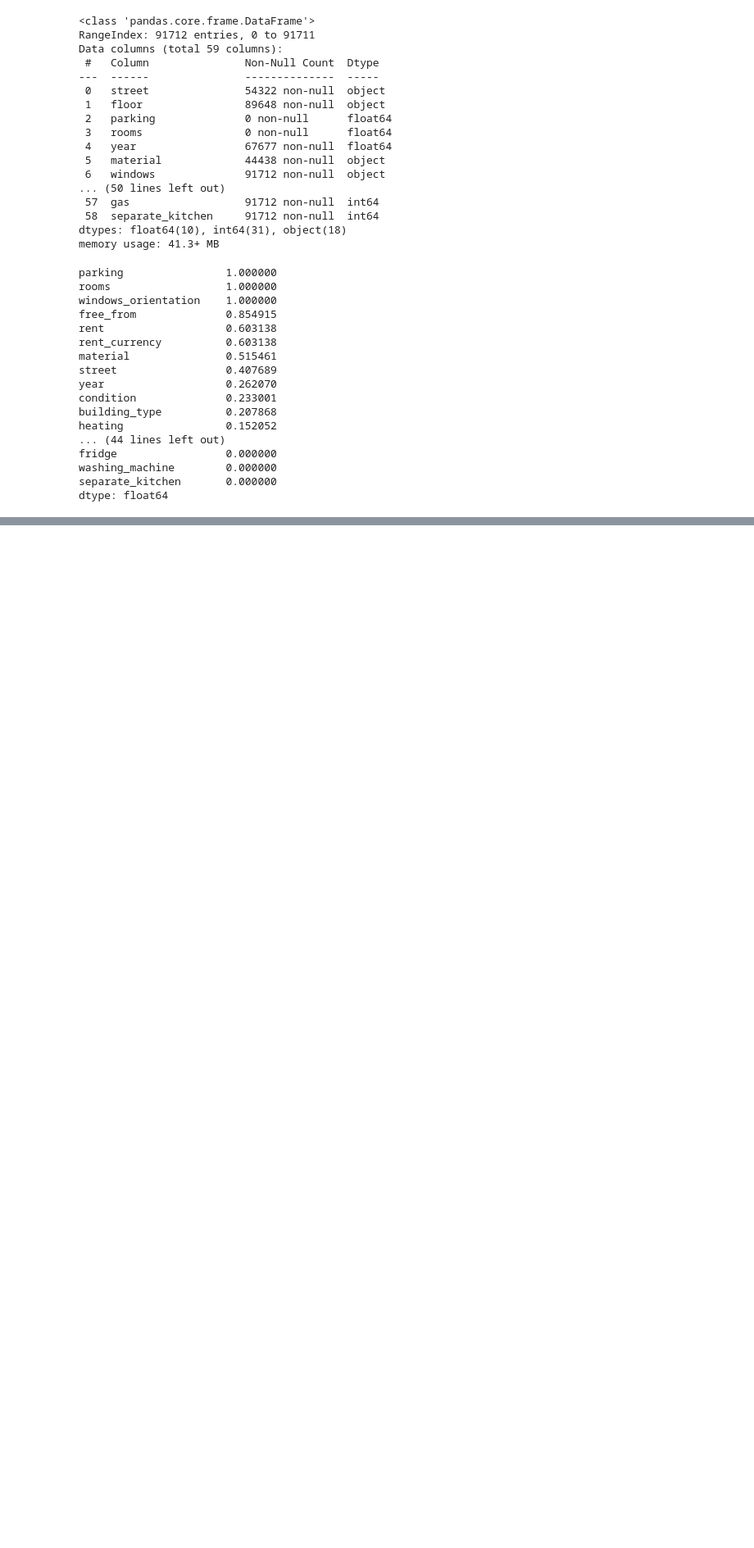
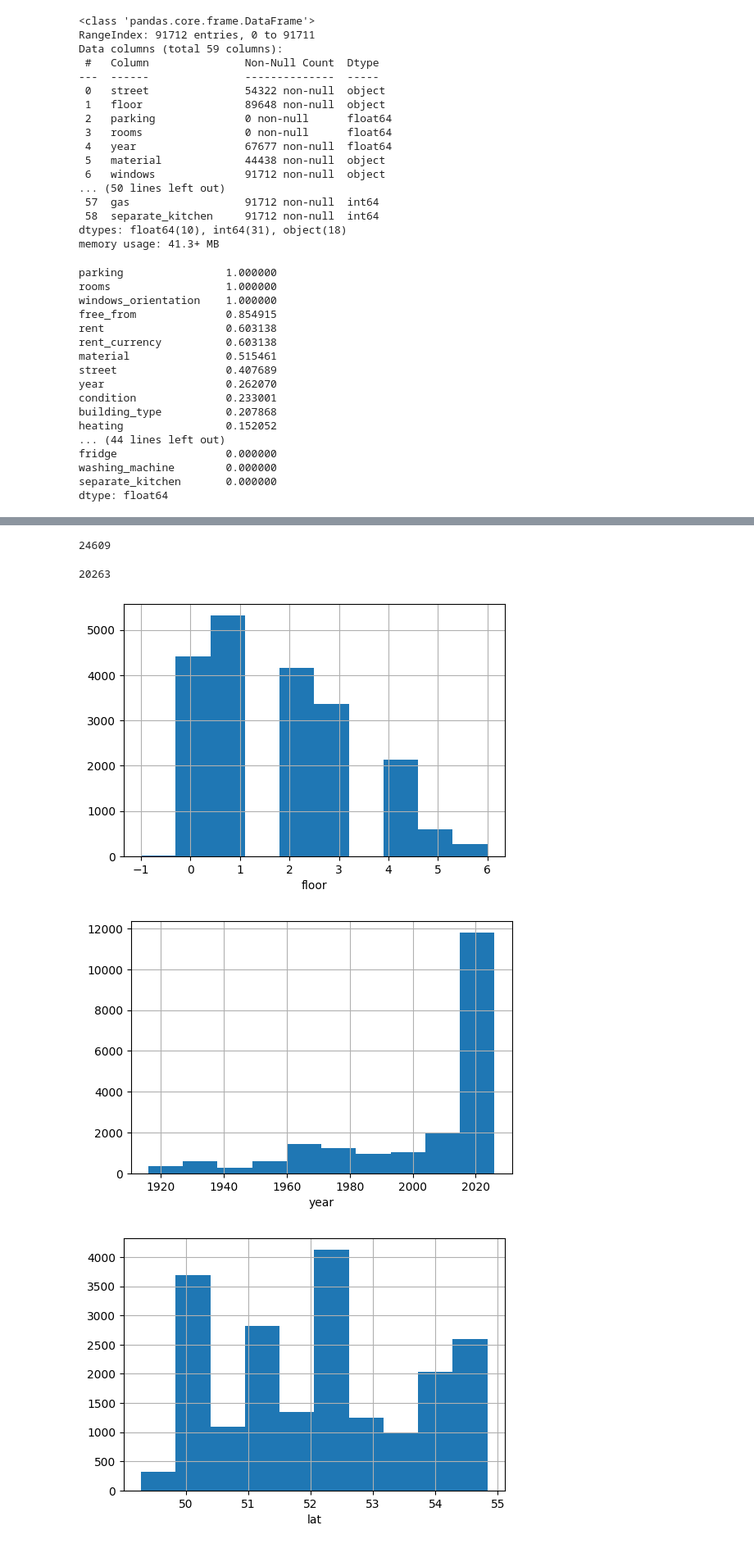
Before and after one commit to 3ugi/apartment-prices-estimation, a Jupyter notebook: apartment-prices-estimation.ipynb, the cells around one changed output, grey strips where cells are left out. Shown at 82% size. Saved outputs shown, nothing was run; the diff lists cells and outputs as text; code cells hidden in the pictures; blank space fills up the shorter version.

```diff
--- a/apartment-prices-estimation.ipynb
+++ b/apartment-prices-estimation.ipynb
@@ -270,0 +621,26 @@ memory usage: 10.2+ MB
+# %%
+df_zscore.__len__()
+# %% [output]
+24609
+# %%
+df_iqr = remove_outliers_iqr(df)
+# %%
+df_iqr.__len__()
+# %% [output]
+20263
+# %%
+df = df_iqr
+# %%
+numerical_columns = df.select_dtypes(include=['int64', 'float64']).columns.tolist()
+for column in numerical_columns:
+    if all(value in [0, 1] for value in df[column].unique()):
+        continue
+    plt.figure(figsize=(6, 4))
+    plt.hist(df[column], bins=10)
+    plt.xlabel(column)
+    plt.grid(True)
+    plt.show()
+# %% [output]
+[figure, added]
+[figure, added]
+[figure, added]
```
Also changed, not shown: parts of 59 cells of this notebook.
